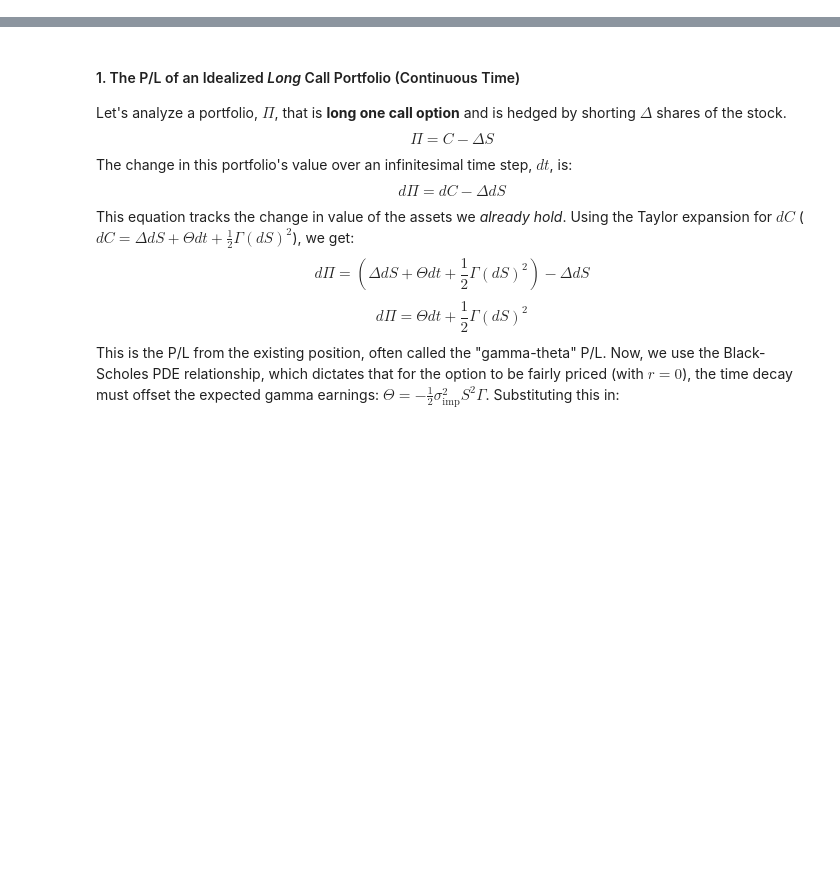
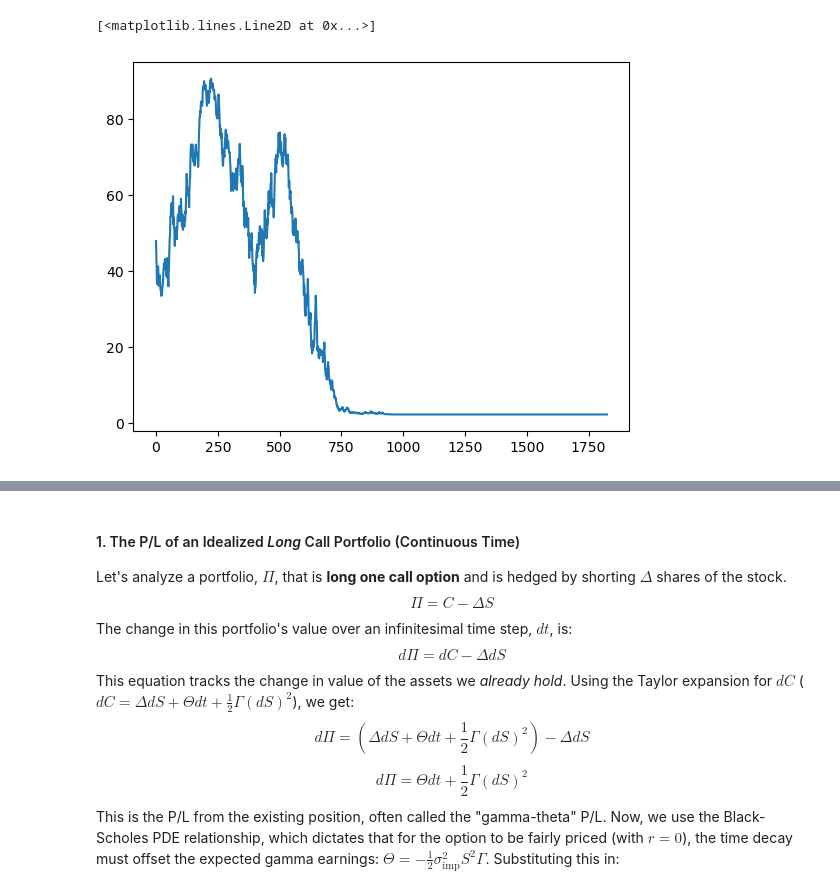
Before and after one commit to QuanTUMunich/GammaScalping, a Jupyter notebook: notebooks/synthetic_gamma_scalping_single.ipynb, the cells around one changed output, grey strips where cells are left out. Cells and saved outputs as stored; diff of their text form; code cells hidden in the pictures; blank space fills up the shorter version.

```diff
--- a/notebooks/synthetic_gamma_scalping_single.ipynb
+++ b/notebooks/synthetic_gamma_scalping_single.ipynb
@@ -106,0 +105,5 @@ Theoretical PnL: 3.99478021286214
+# %%
+plt.plot(cash_account)
+# %% [output]
+[<matplotlib.lines.Line2D at 0x...>]
+[figure, added]
```
Also changed, not shown: parts of 4 cells of this notebook.
